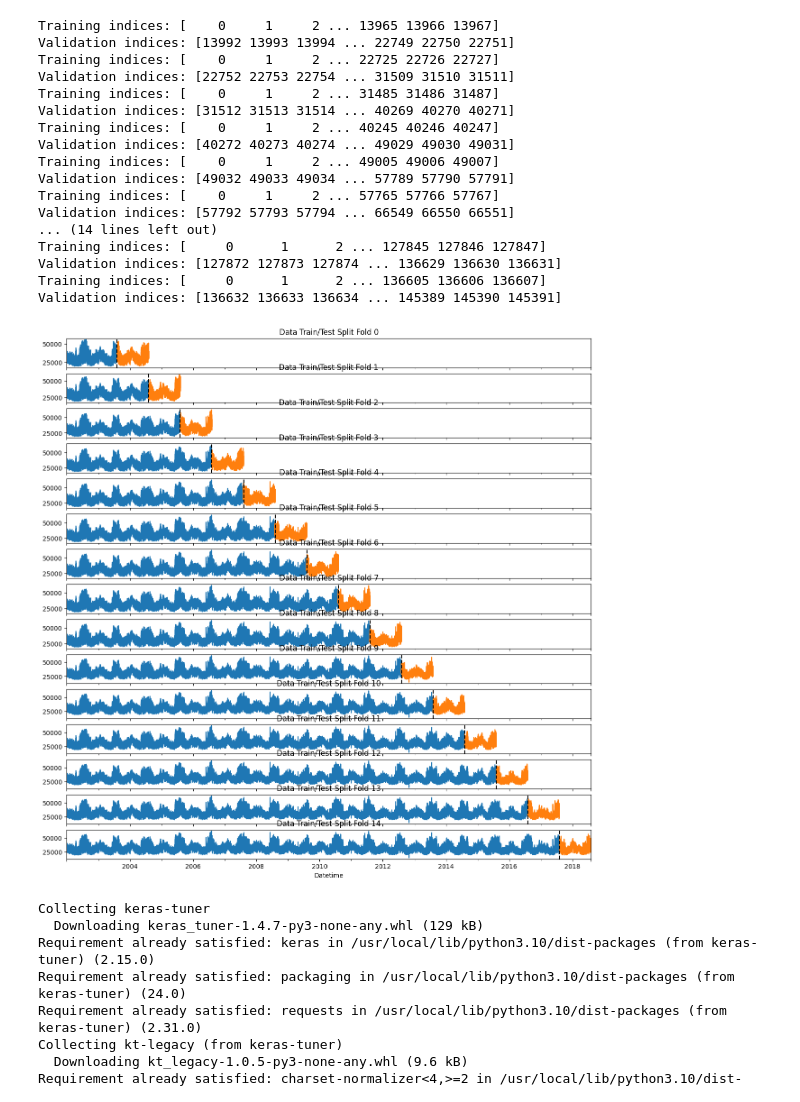
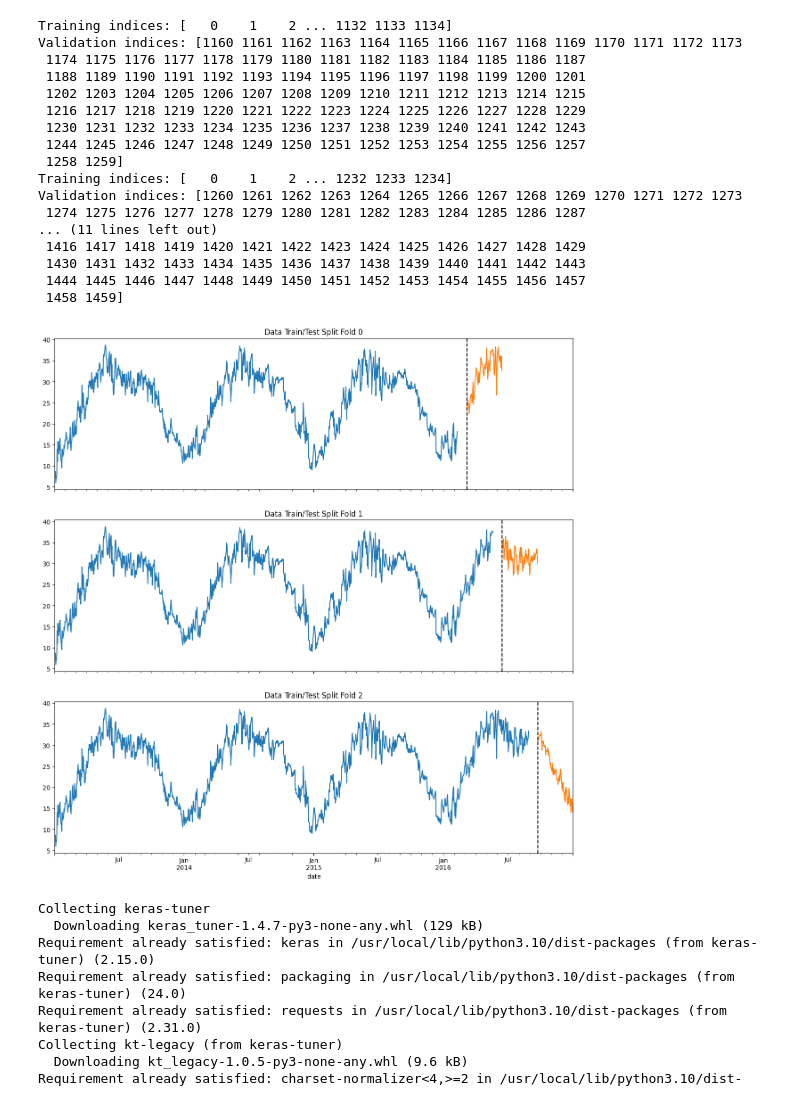
Before and after one commit to Rodizo/CS231N-Standford, a Jupyter notebook: Untitled12.ipynb, the cells around one changed output. Cells and saved outputs as stored; diff of their text form; code cells hidden in the pictures.

```diff
--- a/Untitled12.ipynb
+++ b/Untitled12.ipynb
@@ -11,8 +11,8 @@ from sklearn.metrics import mean_squared_error
 # color_pal = sns.color_palette()
 # plt.style.use('fivethirtyeight')
 
-data = pd.read_excel('processed_dataset.xlsx')
+data = pd.read_excel('processed_dataset2.xlsx')
 # %%
-data = data.set_index('Datetime')
+data = data.set_index('date')
 data.index = pd.to_datetime(data.index)
 # %%
@@ -125,5 +122,5 @@ plt.show()
 # %%
 from sklearn.model_selection import TimeSeriesSplit
 
-tss = TimeSeriesSplit(n_splits=15, test_size=24*365*1, gap=24)
+tss = TimeSeriesSplit(n_splits=3, test_size=100, gap=25)
 data = data.sort_index()
@@ -132,40 +131,40 @@ for train_idx, val_idx in tss.split(data):
     print("Training indices:", train_idx)
     print("Validation indices:", val_idx)
 # %% [output]
-Training indices: [    0     1     2 ... 13965 13966 13967]
-Validation indices: [13992 13993 13994 ... 22749 22750 22751]
-Training indices: [    0     1     2 ... 22725 22726 22727]
-Validation indices: [22752 22753 22754 ... 31509 31510 31511]
-Training indices: [    0     1     2 ... 31485 31486 31487]
-Validation indices: [31512 31513 31514 ... 40269 40270 40271]
-Training indices: [    0     1     2 ... 40245 40246 40247]
-Validation indices: [40272 40273 40274 ... 49029 49030 49031]
-Training indices: [    0     1     2 ... 49005 49006 49007]
-Validation indices: [49032 49033 49034 ... 57789 57790 57791]
-Training indices: [    0     1     2 ... 57765 57766 57767]
-Validation indices: [57792 57793 57794 ... 66549 66550 66551]
-... (14 lines left out)
-Training indices: [     0      1      2 ... 127845 127846 127847]
-Validation indices: [127872 127873 127874 ... 136629 136630 136631]
-Training indices: [     0      1      2 ... 136605 136606 136607]
-Validation indices: [136632 136633 136634 ... 145389 145390 145391]
+Training indices: [   0    1    2 ... 1132 1133 1134]
+Validation indices: [1160 1161 1162 1163 1164 1165 1166 1167 1168 1169 1170 1171 1172 1173
+ 1174 1175 1176 1177 1178 1179 1180 1181 1182 1183 1184 1185 1186 1187
+ 1188 1189 1190 1191 1192 1193 1194 1195 1196 1197 1198 1199 1200 1201
+ 1202 1203 1204 1205 1206 1207 1208 1209 1210 1211 1212 1213 1214 1215
+ 1216 1217 1218 1219 1220 1221 1222 1223 1224 1225 1226 1227 1228 1229
+ 1230 1231 1232 1233 1234 1235 1236 1237 1238 1239 1240 1241 1242 1243
+ 1244 1245 1246 1247 1248 1249 1250 1251 1252 1253 1254 1255 1256 1257
+ 1258 1259]
+Training indices: [   0    1    2 ... 1232 1233 1234]
+Validation indices: [1260 1261 1262 1263 1264 1265 1266 1267 1268 1269 1270 1271 1272 1273
+ 1274 1275 1276 1277 1278 1279 1280 1281 1282 1283 1284 1285 1286 1287
+... (11 lines left out)
+ 1416 1417 1418 1419 1420 1421 1422 1423 1424 1425 1426 1427 1428 1429
+ 1430 1431 1432 1433 1434 1435 1436 1437 1438 1439 1440 1441 1442 1443
+ 1444 1445 1446 1447 1448 1449 1450 1451 1452 1453 1454 1455 1456 1457
+ 1458 1459]
 # %%
-fig, axs = plt.subplots(15, 1, figsize=(15, 15), sharex=True)
+fig, axs = plt.subplots(3, 1, figsize=(15, 15), sharex=True)
 
 fold = 0
 for train_idx, val_idx in tss.split(data):
     train = data.iloc[train_idx]
     test = data.iloc[val_idx]
-    train['PJME_MW'].plot(ax=axs[fold],
+    train['meantemp'].plot(ax=axs[fold],
                           label='Training Set',
                           title=f'Data Train/Test Split Fold {fold}')
-    test['PJME_MW'].plot(ax=axs[fold],
+    test['meantemp'].plot(ax=axs[fold],
                          label='Test Set')
     axs[fold].axvline(test.index.min(), color='black', ls='--')
     fold += 1
 plt.show()
 # %% [output]
-[figure, old version]
+[figure, new version]
 # %%
 !pip install keras-tuner
 # %% [output]
```
Also changed, not shown: parts of 18 cells of this notebook.
